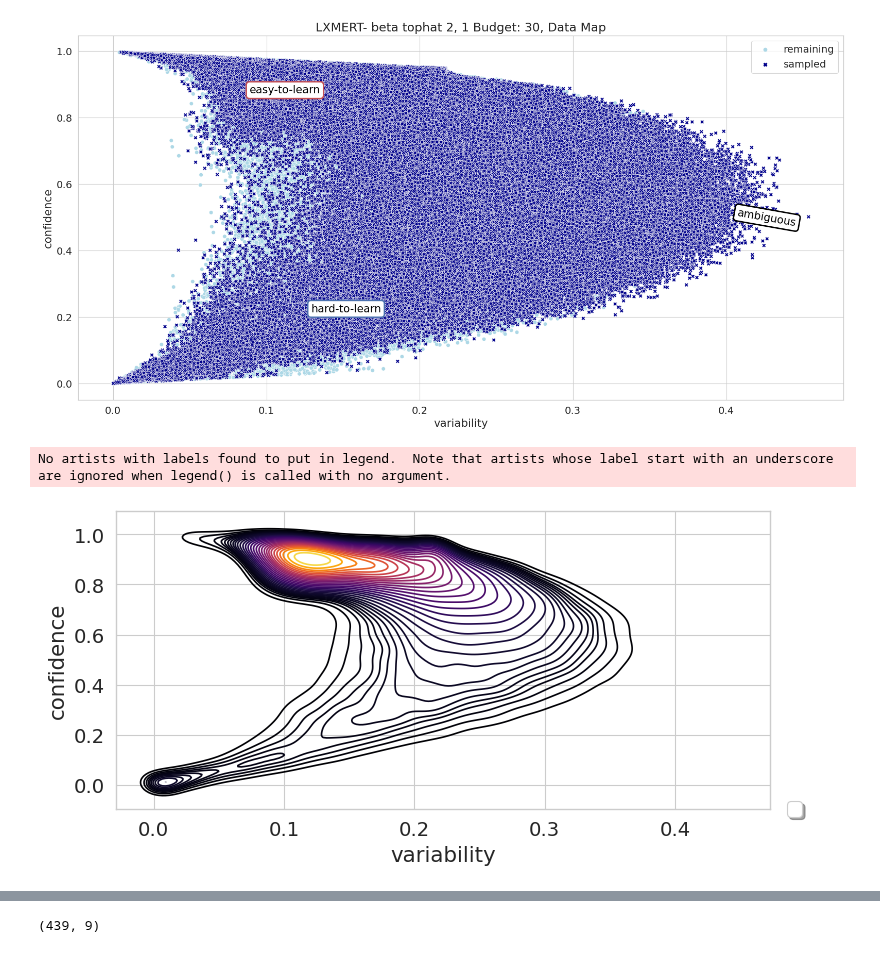
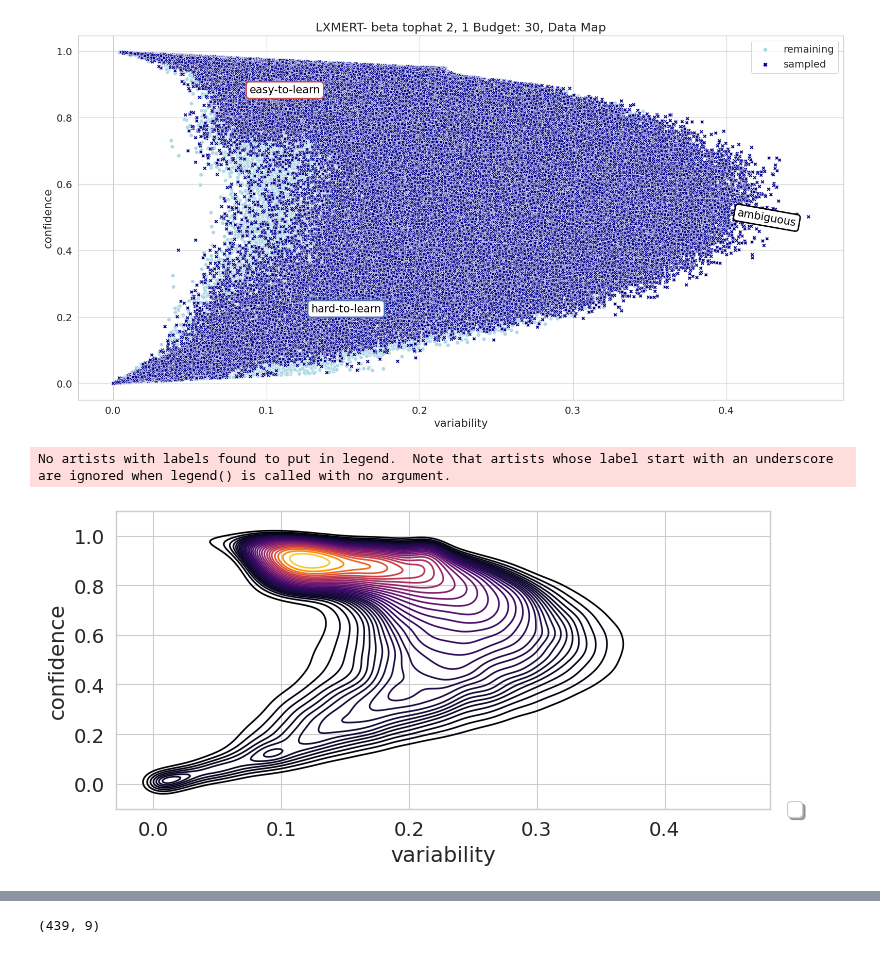
Before and after one commit to jr4fs/vl-pretraining, a Jupyter notebook: src/dataset_selection/datamaps/sampled_datamaps.ipynb, the cells around one changed output, grey strips where cells are left out. Cells and saved outputs as stored; diff of their text form; code cells hidden in the pictures.

```diff
--- a/src/dataset_selection/datamaps/sampled_datamaps.ipynb
+++ b/src/dataset_selection/datamaps/sampled_datamaps.ipynb
@@ -218,37 +218,38 @@ def scatter_it_kde(dataframe, hue_metric ='correct.', title='', model='LXMERT',
         plot2 = dataframe.hist(column=['correct.'], ax=ax3, color='#86bf91')
         ax3.xaxis.grid(True) # Show the vertical gridlines
 
         plot2[0].set_title('')
         plot2[0].set_xlabel('correctness')
         plot2[0].set_ylabel('')
 
     fig.tight_layout()
     fig.show()
     # fig_save = fig.get_figure()
     # fig_save.savefig(args.base_path+'datamap.pdf')
 
 if __name__ == "__main__":
     base_path = '../../../snap/vqa/lxr111_multilabel_full_run_3/'
     #/home/jaspreet/vl-pretraining/src/dataset_selection/sampling/samples/LXR111/multilabel_full/global_random/seed_965/budget_10.pkl
     # '../../../src/dataset_selection/sampling/samples/LXR111/multilabel_full/beta/beta_kernel/tophat/seed_965/alpha_2_beta_1_budget_10.pkl'
-    #sampling_ids = '../../../src/dataset_selection/sampling/samples/LXR111/multilabel_full/beta/beta_kernel/tophat/seed_965/alpha_2_beta_1_budget_30.pkl'
-    #sampling_ids = '../../../src/dataset_selection/sampling/samples/LXR111/multilabel_full/beta/beta_kernel/tophat/seed_965/alpha_1_beta_2_budget_30.pkl'
+    sampling_ids = '../../../src/dataset_selection/sampling/samples/LXR111/multilabel_full/beta/beta_kernel/tophat/seed_965/alpha_2_beta_1_budget_30.pkl'
+    sampling_ids = '../../../src/dataset_selection/sampling/samples/LXR111/multilabel_full/beta/beta_kernel/tophat/seed_965/alpha_1_beta_2_budget_30.pkl'
     #sampling_ids = '../../../src/dataset_selection/sampling/samples/LXR111/multilabel_full/beta/beta_kernel/tophat/seed_965/alpha_1_beta_1_budget_30.pkl'
     #sampling_ids = '../../../src/dataset_selection/sampling/samples/LXR111/multilabel_full/beta/beta_kernel/tophat/seed_965/alpha_2_beta_2_budget_30.pkl'
-    sampling_ids = '../../../src/dataset_selection/sampling/samples/LXR111/multilabel_full/global_random/seed_965/budget_30.pkl'
+    #sampling_ids = '../../../src/dataset_selection/sampling/samples/LXR111/multilabel_full/global_random/seed_965/budget_30.pkl'
+    #sampling_ids = '../../../src/dataset_selection/sampling/samples/LXR111/multilabel_full/max_confidence/seed_965/budget_30.pkl'
     df = pd.read_pickle(base_path+"datamap_metrics.pkl")
 
     with open(sampling_ids, 'rb') as f:
         sampled_ids = pickle.load(f)
 
     df_sampled = df.loc[df['question_id'].isin(sampled_ids)]
 
     #print(args.base_path)
     #sampled_question_ids_path = '../src/dataset_selection/sampling/samples/LXR111/myo-sports/beta/beta_kernel/linear/seed_388/alpha_2_beta_2_budget_30.pkl'
     scatter_it_kde(df_sampled, hue_metric ='correct.', title='', model='LXMERT', show_hist=False)
 # %% [output]
 No artists with labels found to put in legend.  Note that artists whose label start with an underscore are ignored when legend() is called with no argument.
-[figure, old version]
+[figure, new version]
 # %%
 base_path = '../../../snap/vqa/lxr111_multilabel_full_run_3/'
 sampling_ids = '../../../src/dataset_selection/sampling/samples/LXR111/multilabel_full/beta/beta_kernel/tophat/seed_965/alpha_2_beta_1_budget_10.pkl'
```
Also changed, not shown: 7 other files.
